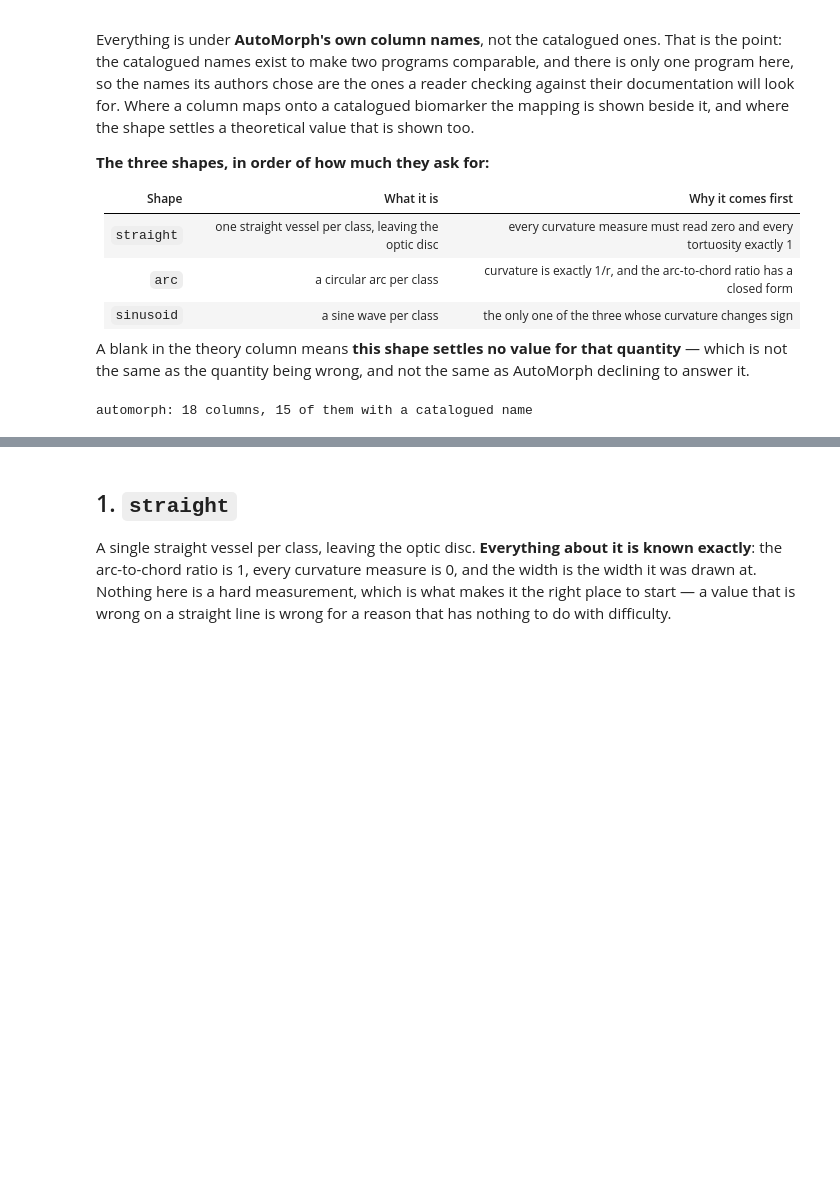
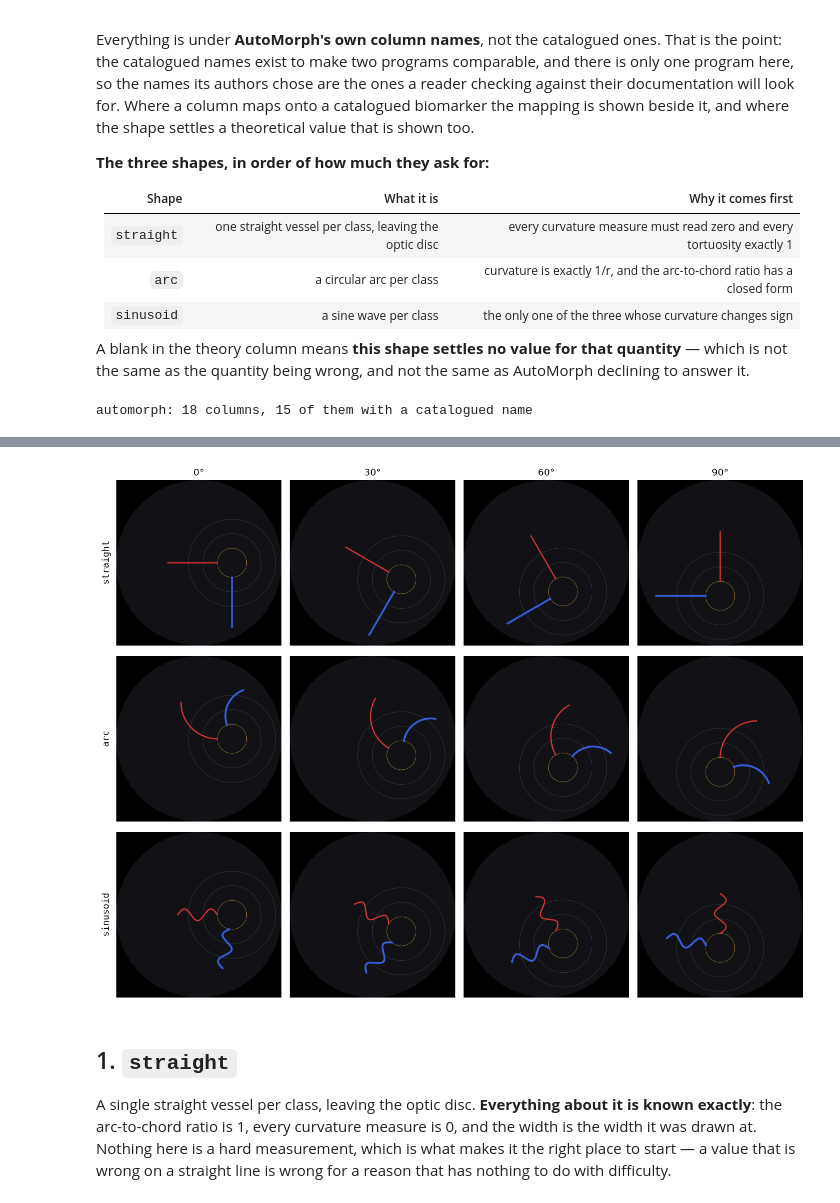
Before and after one commit to staskh/fundus-atlas, a Jupyter notebook: notebooks/biomarker-synthetic-automorph.ipynb, the cells around one changed output, grey strips where cells are left out. Drawn from its saved outputs; the diff is of its cells as text; code cells hidden in the pictures; blank space fills up the shorter version.

```diff
--- a/notebooks/biomarker-synthetic-automorph.ipynb
+++ b/notebooks/biomarker-synthetic-automorph.ipynb
@@ -69,3 +80,25 @@ automorph: 18 columns, 15 of them with a catalogued name
+# %%
+import matplotlib.pyplot as plt
+
+from benchmarks.shapes import library  # noqa: E402
+
+ANGLES = (0, 30, 60, 90)
+figure, panels = plt.subplots(len(SHAPES), len(ANGLES), figsize=(13, 10))
+for row, shape in enumerate(SHAPES):
+    for column, angle in enumerate(ANGLES):
+        rendering = store.load(STORE, store.key_of(shape, benchmark.SIDE, angle))
+        panels[row, column].imshow(library.demo_image(rendering))
+        panels[row, column].set_axis_off()
+        if row == 0:
+            panels[row, column].set_title(f"{angle}°", fontsize=12)
+    panels[row, 0].text(
+        -0.06, 0.5, shape, transform=panels[row, 0].transAxes,
+        rotation=90, va="center", ha="center", fontsize=12, family="monospace",
+    )
+figure.tight_layout()
+plt.show()
+# %% [output]
+[figure, added]
 # %%
 def readings(shape: str) -> pd.DataFrame:
     """What AutoMorph returned for one shape: a row per column, a column per angle.
```
Also changed, not shown: parts of 1 cell of this notebook.
